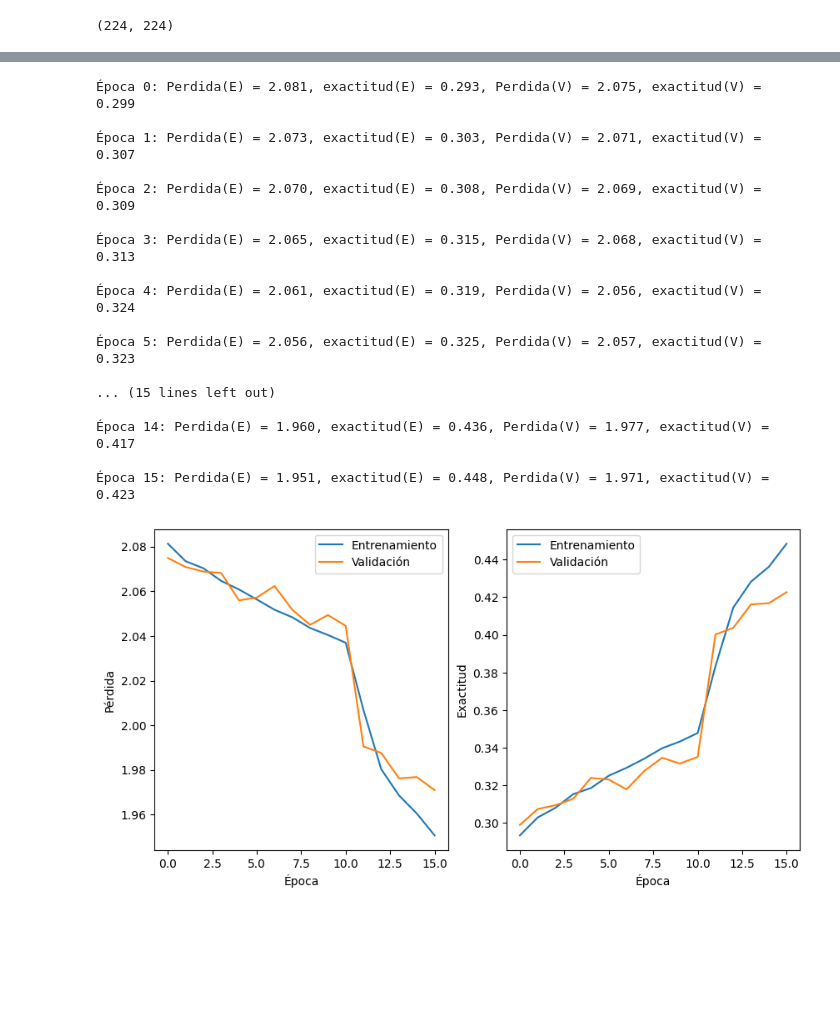
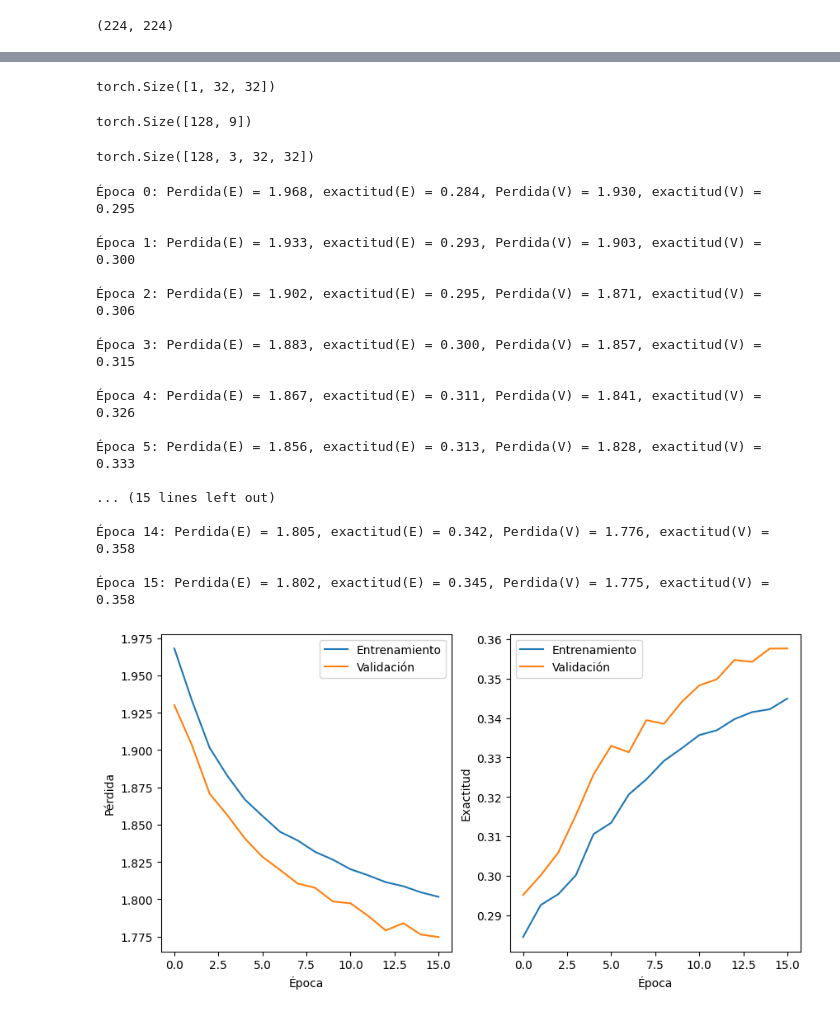
Before and after one commit to sergioar3143/AprendizajeProfundo, a Jupyter notebook: Clasificacion_grupo_etario_transformers.ipynb, the cells around one changed output, grey strips where cells are left out. Drawn from its saved outputs; the diff is of its cells as text; code cells hidden in the pictures; blank space fills up the shorter version.

```diff
--- a/Clasificacion_grupo_etario_transformers.ipynb
+++ b/Clasificacion_grupo_etario_transformers.ipynb
@@ -408,0 +581,5 @@ class DeepConv(nn.Module):
+# %%
+test_layer = BloqueTransformer(32, 4, 256)
+test_layer(torch.ones([1, 32, 32])).shape
+# %% [output]
+torch.Size([1, 32, 32])
@@ -409,6 +644,27 @@ class DeepConv(nn.Module):
+# %%
+patch_size = 16
+out_dim = 9
+d_modelo = 32
+depth = 3
+
+n_cabezas = 4
+mlp_dim = 256
+dropout = 0.5
+
+
+vit = ViT(IMG_SIZE, patch_size, out_dim, d_modelo, depth, n_cabezas, mlp_dim, dropout)
+vit = vit.to("cuda")
+test_out = vit(train_batch[0])
+test_out.shape
+# %% [output]
+torch.Size([128, 9])
+# %%
+train_batch[0].shape
+# %% [output]
+torch.Size([128, 3, 32, 32])
 # %%
 #ecm = nn.MSELoss()
-model = DeepConv()
+model = ViT(IMG_SIZE, patch_size, out_dim, d_modelo, depth, n_cabezas, mlp_dim, dropout)
 disp = 'cuda' if torch.cuda.is_available() else 'cpu'
 model.to(disp)
 ecm = nn.CrossEntropyLoss(weight=None,
@@ -428,39 +684,39 @@ model, mejor_conv, hist = entrena(model,
                                    val_dl,
                                    disp,
                                    LOGDIR + '/conv.pt',
                                    n_epocas=16,
                                    tbdir = LOGDIR)
 
 f,axs = plt.subplots(nrows=1, ncols=2, figsize=(10, 5))
 
 axs[0].plot(hist['perdida_ent'], label='Entrenamiento')
 axs[0].plot(hist['perdida_val'], label='Validación')
 axs[0].set_xlabel('Época')
 axs[0].set_ylabel('Pérdida')
 axs[0].legend()
 
 axs[1].plot(hist['exactitud_ent'], label='Entrenamiento')
 axs[1].plot(hist['exactitud_val'], label='Validación')
 axs[1].set_xlabel('Época')
 axs[1].set_ylabel('Exactitud')
 axs[1].legend()
 plt.show()
 # %% [output]
-Época 0: Perdida(E) = 2.081, exactitud(E) = 0.293, Perdida(V) = 2.075, exactitud(V) = 0.299
+Época 0: Perdida(E) = 1.968, exactitud(E) = 0.284, Perdida(V) = 1.930, exactitud(V) = 0.295
 
-Época 1: Perdida(E) = 2.073, exactitud(E) = 0.303, Perdida(V) = 2.071, exactitud(V) = 0.307
+Época 1: Perdida(E) = 1.933, exactitud(E) = 0.293, Perdida(V) = 1.903, exactitud(V) = 0.300
 
-Época 2: Perdida(E) = 2.070, exactitud(E) = 0.308, Perdida(V) = 2.069, exactitud(V) = 0.309
+Época 2: Perdida(E) = 1.902, exactitud(E) = 0.295, Perdida(V) = 1.871, exactitud(V) = 0.306
 
-Época 3: Perdida(E) = 2.065, exactitud(E) = 0.315, Perdida(V) = 2.068, exactitud(V) = 0.313
+Época 3: Perdida(E) = 1.883, exactitud(E) = 0.300, Perdida(V) = 1.857, exactitud(V) = 0.315
 
-Época 4: Perdida(E) = 2.061, exactitud(E) = 0.319, Perdida(V) = 2.056, exactitud(V) = 0.324
+Época 4: Perdida(E) = 1.867, exactitud(E) = 0.311, Perdida(V) = 1.841, exactitud(V) = 0.326
 
-Época 5: Perdida(E) = 2.056, exactitud(E) = 0.325, Perdida(V) = 2.057, exactitud(V) = 0.323
+Época 5: Perdida(E) = 1.856, exactitud(E) = 0.313, Perdida(V) = 1.828, exactitud(V) = 0.333
 
 ... (15 lines left out)
 
-Época 14: Perdida(E) = 1.960, exactitud(E) = 0.436, Perdida(V) = 1.977, exactitud(V) = 0.417
+Época 14: Perdida(E) = 1.805, exactitud(E) = 0.342, Perdida(V) = 1.776, exactitud(V) = 0.358
 
-Época 15: Perdida(E) = 1.951, exactitud(E) = 0.448, Perdida(V) = 1.971, exactitud(V) = 0.423
+Época 15: Perdida(E) = 1.802, exactitud(E) = 0.345, Perdida(V) = 1.775, exactitud(V) = 0.358
-[figure, old version]
+[figure, new version]
```
Also changed, not shown: parts of 12 cells of this notebook.
